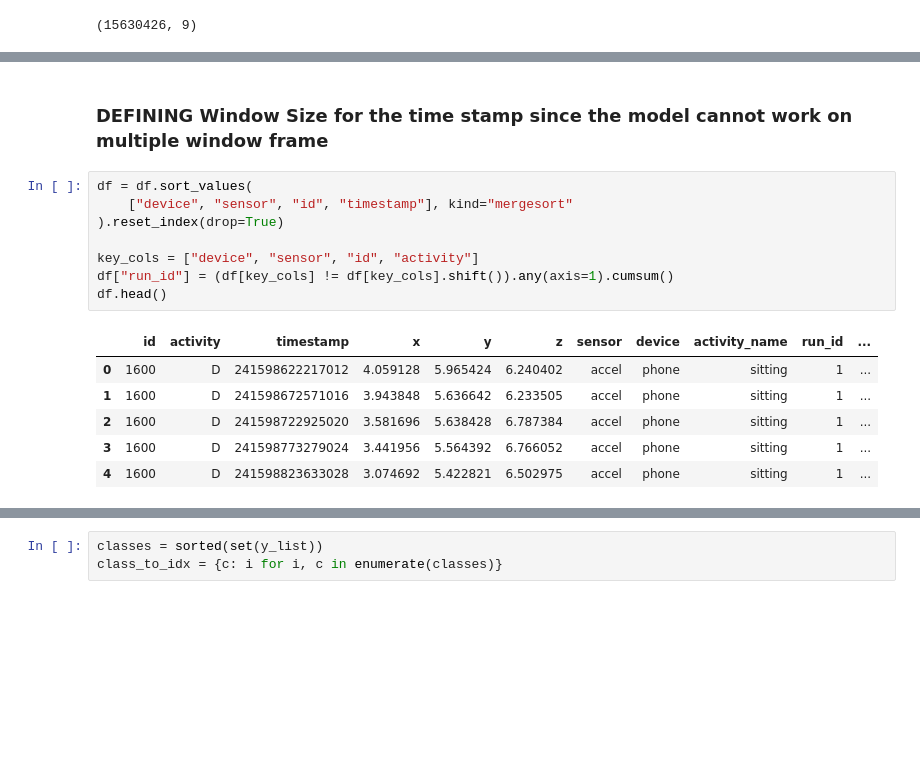
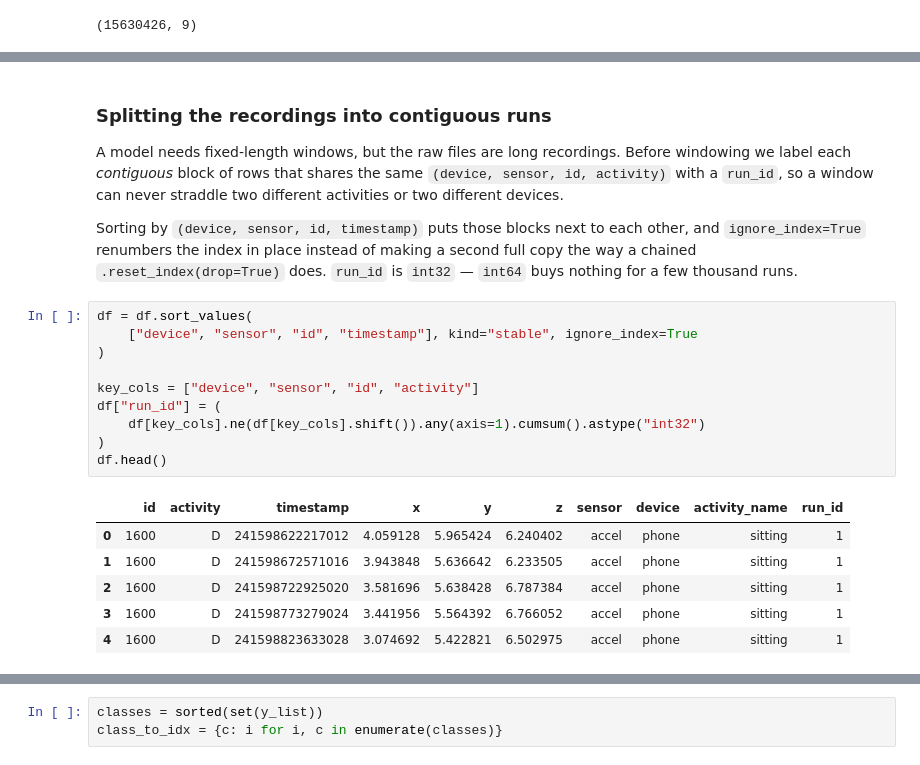
Before and after one commit to Beekeyinn/NLP-HAR-PROJ, a Jupyter notebook: training_model.ipynb, the cells around one changed output, grey strips where cells are left out. Saved outputs shown, nothing was run; the diff lists cells and outputs as text; blank space fills up the shorter version.

```diff
--- a/training_model.ipynb
+++ b/training_model.ipynb
@@ -127,19 +185,31 @@ plt.show()
 # %% [output]
 [figure]
 # %% [markdown]
-### DEFINING Window Size for the time stamp since the model cannot work on multiple window frame
+### Splitting the recordings into contiguous runs
+
+A model needs fixed-length windows, but the raw files are long recordings. Before
+windowing we label each *contiguous* block of rows that shares the same
+`(device, sensor, id, activity)` with a `run_id`, so a window can never straddle two
+different activities or two different devices.
+
+Sorting by `(device, sensor, id, timestamp)` puts those blocks next to each other, and
+`ignore_index=True` renumbers the index in place instead of making a second full copy
+the way a chained `.reset_index(drop=True)` does. `run_id` is `int32` — `int64` buys
+nothing for a few thousand runs.
 # %%
 df = df.sort_values(
-    ["device", "sensor", "id", "timestamp"], kind="mergesort"
-).reset_index(drop=True)
+    ["device", "sensor", "id", "timestamp"], kind="stable", ignore_index=True
+)
 
 key_cols = ["device", "sensor", "id", "activity"]
-df["run_id"] = (df[key_cols] != df[key_cols].shift()).any(axis=1).cumsum()
+df["run_id"] = (
+    df[key_cols].ne(df[key_cols].shift()).any(axis=1).cumsum().astype("int32")
+)
 df.head()
 # %% [output]
-|  | id | activity | timestamp | x | y | z | sensor | device | activity_name | run_id | ... |
-| 0 | 1600 | D | 241598622217012 | 4.059128 | 5.965424 | 6.240402 | accel | phone | sitting | 1 | ... |
-| 1 | 1600 | D | 241598672571016 | 3.943848 | 5.636642 | 6.233505 | accel | phone | sitting | 1 | ... |
-| 2 | 1600 | D | 241598722925020 | 3.581696 | 5.638428 | 6.787384 | accel | phone | sitting | 1 | ... |
-| 3 | 1600 | D | 241598773279024 | 3.441956 | 5.564392 | 6.766052 | accel | phone | sitting | 1 | ... |
-| 4 | 1600 | D | 241598823633028 | 3.074692 | 5.422821 | 6.502975 | accel | phone | sitting | 1 | ... |
+|  | id | activity | timestamp | x | y | z | sensor | device | activity_name | run_id |
+| 0 | 1600 | D | 241598622217012 | 4.059128 | 5.965424 | 6.240402 | accel | phone | sitting | 1 |
+| 1 | 1600 | D | 241598672571016 | 3.943848 | 5.636642 | 6.233505 | accel | phone | sitting | 1 |
+| 2 | 1600 | D | 241598722925020 | 3.581696 | 5.638428 | 6.787384 | accel | phone | sitting | 1 |
+| 3 | 1600 | D | 241598773279024 | 3.441956 | 5.564392 | 6.766052 | accel | phone | sitting | 1 |
+| 4 | 1600 | D | 241598823633028 | 3.074692 | 5.422821 | 6.502975 | accel | phone | sitting | 1 |
```
Also changed, not shown: parts of 20 cells of this notebook.
